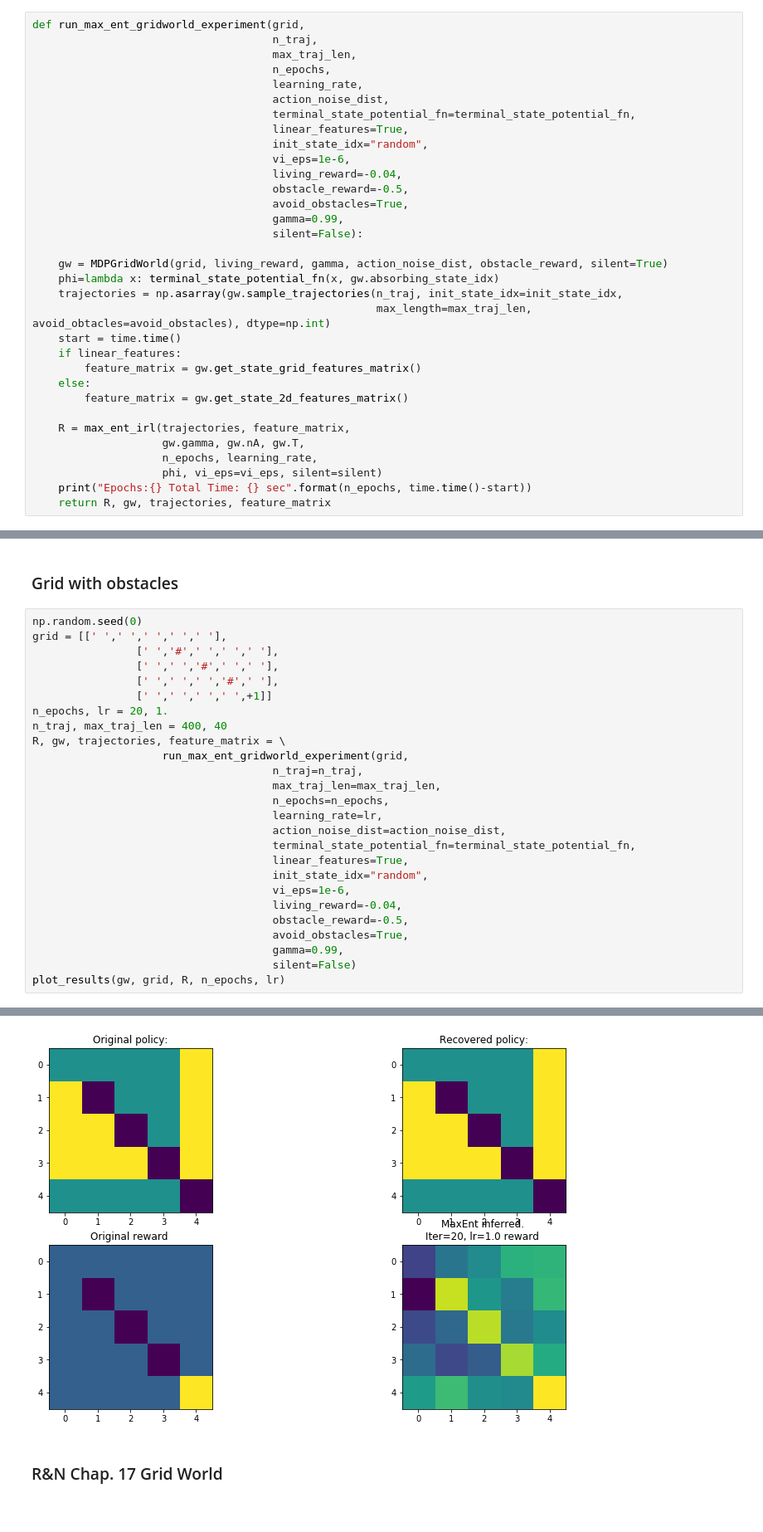
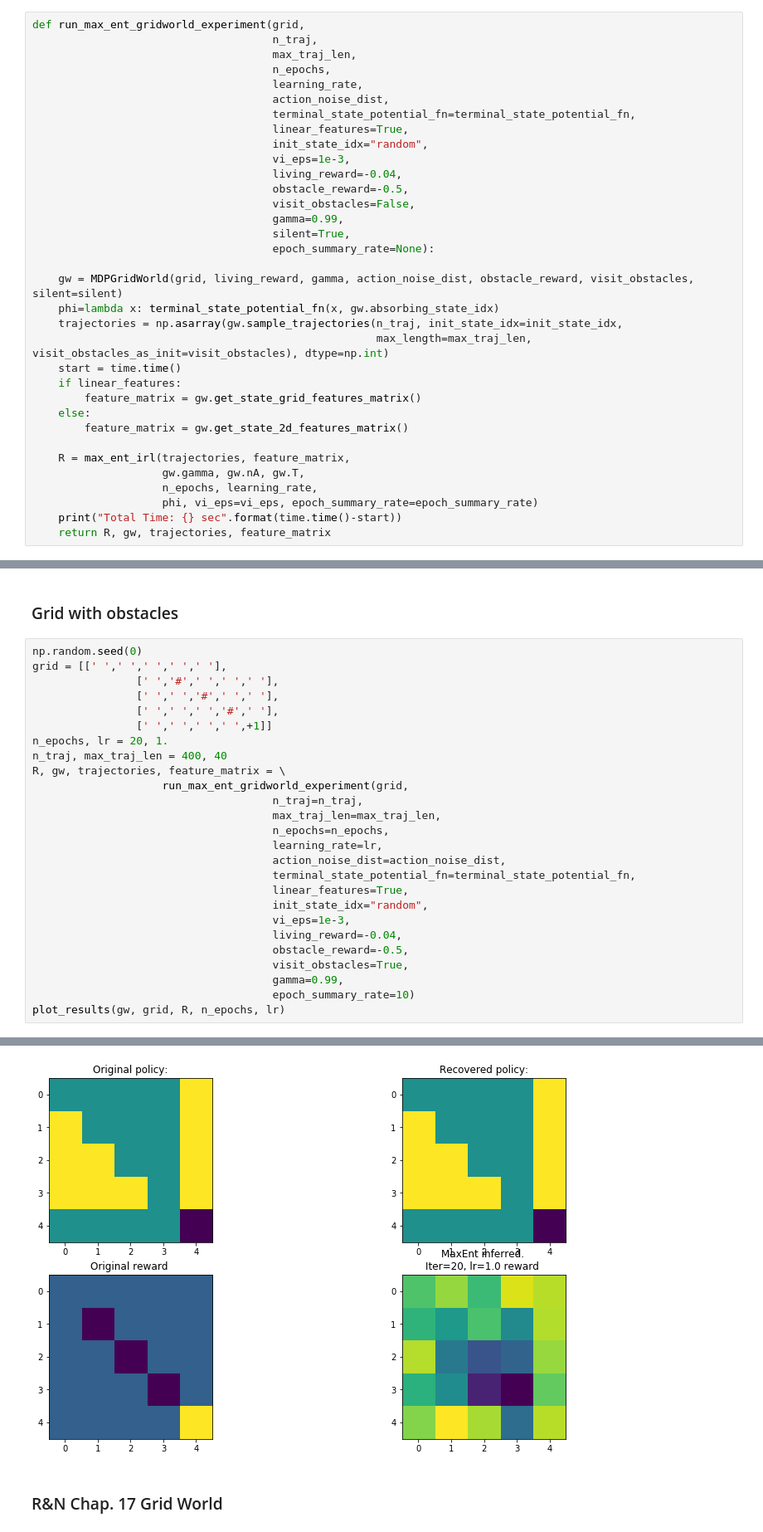
Before and after one commit to yrevar/inverse_rl, a Jupyter notebook: environments/IRL_Experiments.ipynb, the cells around one changed output, grey strips where cells are left out. Shown at 83% size. Drawn from its saved outputs; the diff is of its cells as text.

Commit message:
supports visiting obstacles

```diff
--- a/environments/IRL_Experiments.ipynb
+++ b/environments/IRL_Experiments.ipynb
@@ -27,17 +27,18 @@ def run_max_ent_gridworld_experiment(grid,
                                      terminal_state_potential_fn=terminal_state_potential_fn,
                                      linear_features=True,
                                      init_state_idx="random",
-                                     vi_eps=1e-6,
+                                     vi_eps=1e-3,
                                      living_reward=-0.04,
                                      obstacle_reward=-0.5,
-                                     avoid_obstacles=True,
+                                     visit_obstacles=False,
                                      gamma=0.99,
-                                     silent=False):
+                                     silent=True,
+                                     epoch_summary_rate=None):
 
-    gw = MDPGridWorld(grid, living_reward, gamma, action_noise_dist, obstacle_reward, silent=True)
+    gw = MDPGridWorld(grid, living_reward, gamma, action_noise_dist, obstacle_reward, visit_obstacles, silent=silent)
     phi=lambda x: terminal_state_potential_fn(x, gw.absorbing_state_idx)
     trajectories = np.asarray(gw.sample_trajectories(n_traj, init_state_idx=init_state_idx,
-                                                     max_length=max_traj_len, avoid_obtacles=avoid_obstacles), dtype=np.int)
+                                                     max_length=max_traj_len, visit_obstacles_as_init=visit_obstacles), dtype=np.int)
     start = time.time()
     if linear_features:
         feature_matrix = gw.get_state_grid_features_matrix()
@@ -47,8 +48,8 @@ def run_max_ent_gridworld_experiment(grid,
     R = max_ent_irl(trajectories, feature_matrix,
                     gw.gamma, gw.nA, gw.T,
                     n_epochs, learning_rate,
-                    phi, vi_eps=vi_eps, silent=silent)
-    print("Epochs:{} Total Time: {} sec".format(n_epochs, time.time()-start))
+                    phi, vi_eps=vi_eps, epoch_summary_rate=epoch_summary_rate)
+    print("Total Time: {} sec".format(time.time()-start))
     return R, gw, trajectories, feature_matrix
 # %%
 def plot_results(gw, grid, R, n_epochs, learning_rate):
@@ -286,11 +480,11 @@ R, gw, trajectories, feature_matrix = \
                                      terminal_state_potential_fn=terminal_state_potential_fn,
                                      linear_features=True,
                                      init_state_idx="random",
-                                     vi_eps=1e-6,
+                                     vi_eps=1e-3,
                                      living_reward=-0.04,
                                      obstacle_reward=-0.5,
-                                     avoid_obstacles=True,
+                                     visit_obstacles=True,
                                      gamma=0.99,
-                                     silent=False)
+                                     epoch_summary_rate=10)
 plot_results(gw, grid, R, n_epochs, lr)
 # %% [output]
@@ -314,3 +508,3 @@ Absorbing state: 0.000
-[figure, old version]
+[figure, new version]
 # %% [markdown]
 ### R&N Chap. 17 Grid World
```
Also changed, not shown: parts of 19 cells of this notebook, 3 other files.
